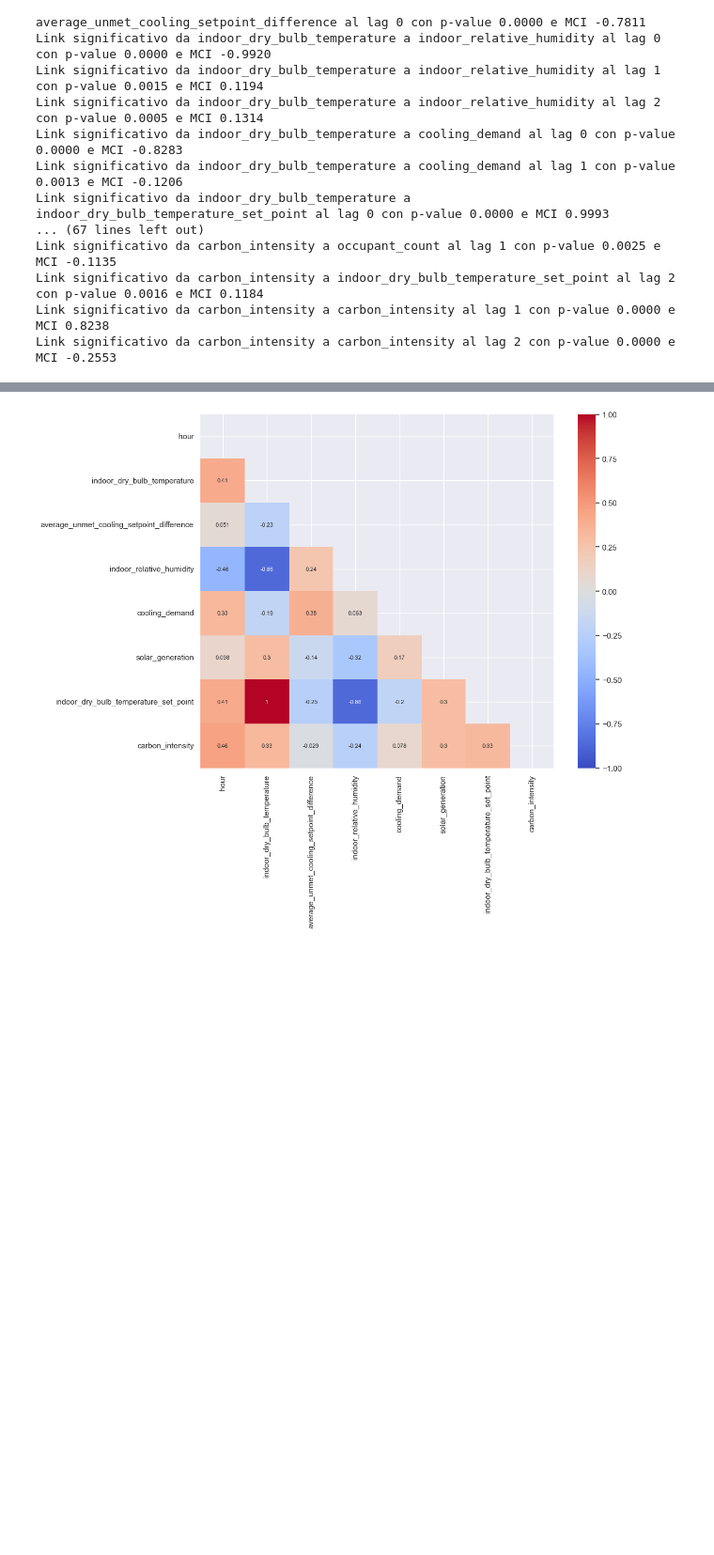
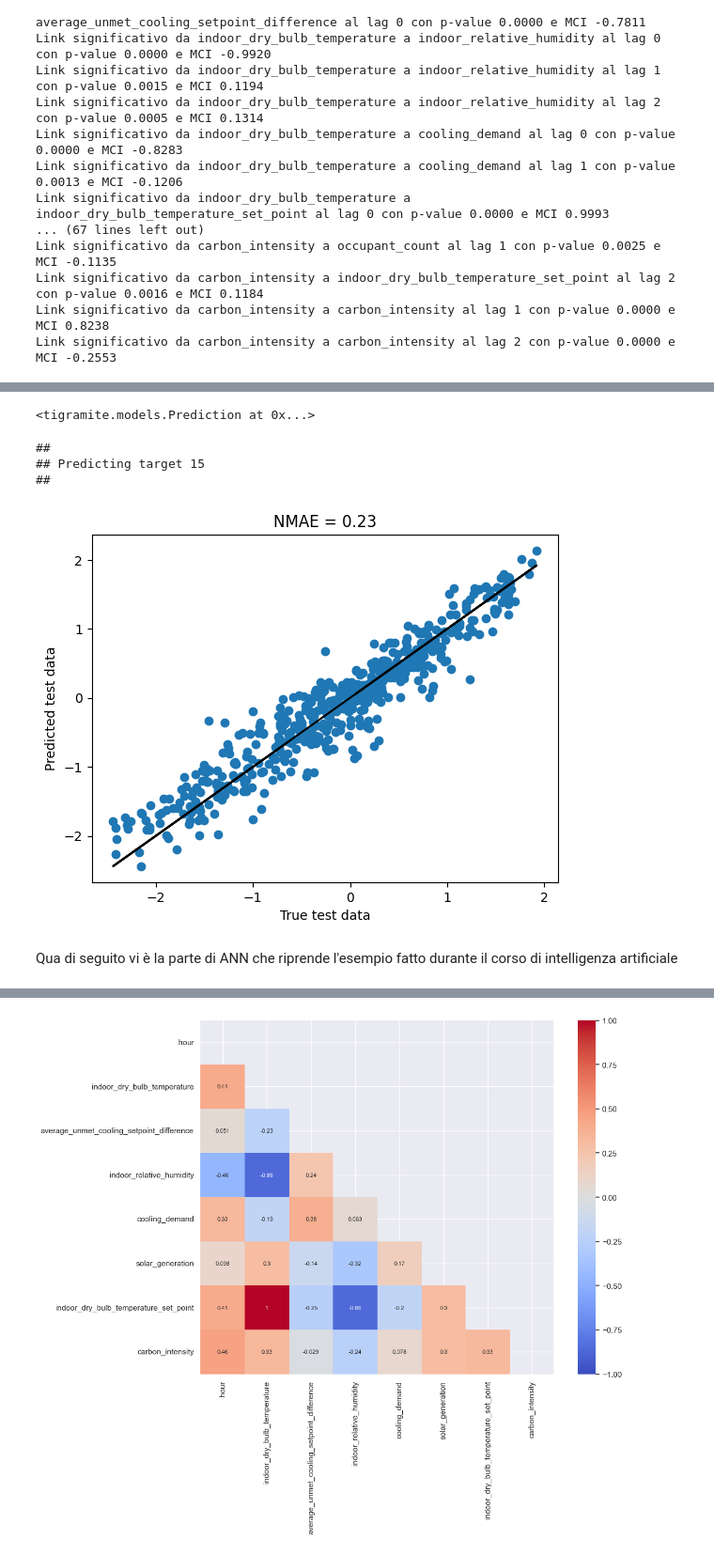
Before and after one commit to simoross/Tesi, a Jupyter notebook: prova.ipynb, the cells around one changed output, grey strips where cells are left out. Shown at 94% size. Drawn from its saved outputs; the diff is of its cells as text; code cells hidden in the pictures; blank space fills up the shorter version.

```diff
--- a/prova.ipynb
+++ b/prova.ipynb
@@ -189,3 +326,26 @@ tp.plot_time_series_graph(
+# %%
+pred.fit(target_predictors=all_predictors,
+                selected_targets=[target],
+                    tau_max=tau_max)
+# %% [output]
+<tigramite.models.Prediction at 0x...>
+# %%
+predicted = pred.predict(target)
+true_data = pred.get_test_array(j=target)[0]
+
+plt.scatter(true_data, predicted)
+plt.title(r"NMAE = %.2f" % (np.abs(true_data - predicted).mean()/true_data.std()))
+plt.plot(true_data, true_data, 'k-')
+plt.xlabel('True test data')
+plt.ylabel('Predicted test data')
+plt.show()
+# %% [output]
+##
+## Predicting target 15
+##
+[figure, added]
+# %% [markdown]
+Qua di seguito vi è la parte di ANN che riprende l'esempio fatto durante il corso di intelligenza artificiale
 # %%
 import seaborn as sns
 from sklearn.preprocessing import MinMaxScaler
```
Also changed, not shown: parts of 8 cells of this notebook.
